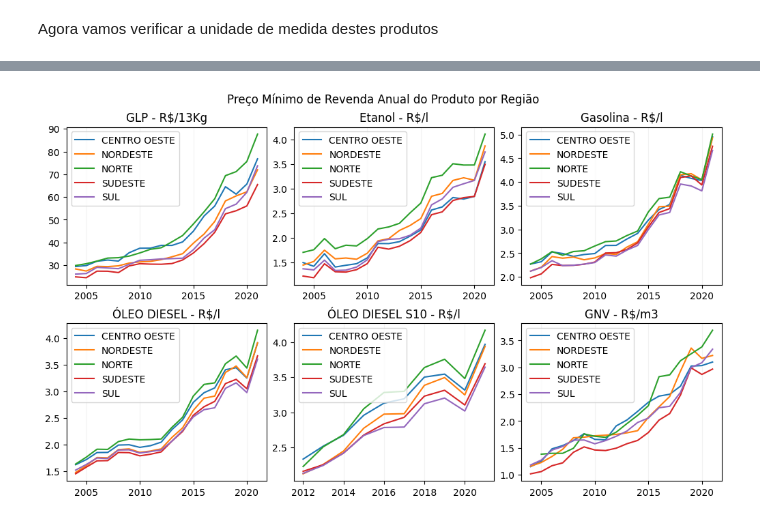
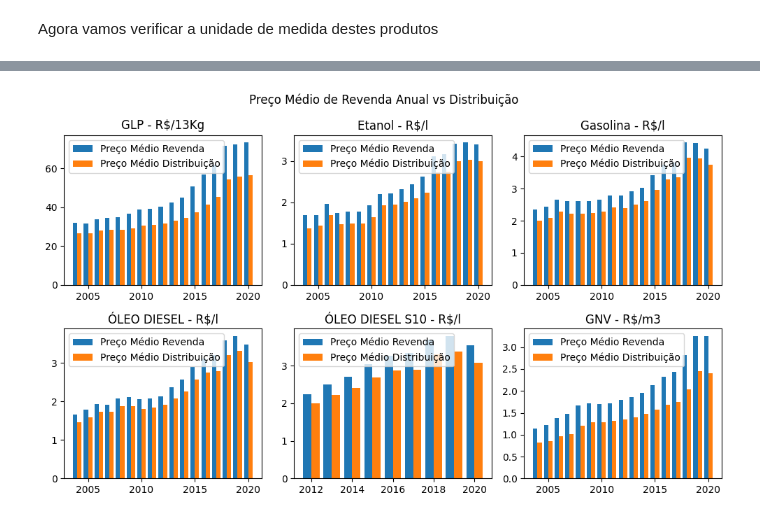
Before and after one commit to manusaleal/EDA_Projeto_Gas, a Jupyter notebook: EDA_Projeto_Gas.ipynb, the cells around one changed output, grey strips where cells are left out. Cells and saved outputs as stored; diff of their text form; code cells hidden in the pictures.

```diff
--- a/EDA_Projeto_Gas.ipynb
+++ b/EDA_Projeto_Gas.ipynb
@@ -157,0 +188,7 @@ Agora temos o valor real de valores nulos no nosso dataset e podemos comparar em
+# %%
+#Pegando todos os índices vazios, utilizando como referência a coluna
+#'MARGEM MÉDIA REVENDA' por ter o maior número de valores vazios.
+indices=df[df['MARGEM MÉDIA REVENDA'].isna()].index.tolist()
+
+#Excluíndo os vazios do dataset utilizando os índices do passo anterior
+df=df.drop(indices, axis=0)
@@ -165,9 +204,9 @@ df['DESVIO PADRÃO DISTRIBUIÇÃO']=pd.to_numeric(df['DESVIO PADRÃO DISTRIBUIÇ
 df['COEF DE VARIAÇÃO DISTRIBUIÇÃO']=pd.to_numeric(df['COEF DE VARIAÇÃO DISTRIBUIÇÃO'])
 # %%
 #Substituindo os valores vazios pela mediana
-df["MARGEM MÉDIA REVENDA"].fillna(df["MARGEM MÉDIA REVENDA"].mean(), inplace=True)
-df["PREÇO MÉDIO DISTRIBUIÇÃO"].fillna(df["PREÇO MÉDIO DISTRIBUIÇÃO"].mean(),inplace=True)
-df["DESVIO PADRÃO DISTRIBUIÇÃO"].fillna(df["DESVIO PADRÃO DISTRIBUIÇÃO"].mean(),inplace=True)
-df["PREÇO MÍNIMO DISTRIBUIÇÃO"].fillna(df["PREÇO MÍNIMO DISTRIBUIÇÃO"].mean(),inplace=True)
-df["PREÇO MÁXIMO DISTRIBUIÇÃO"].fillna(df["PREÇO MÁXIMO DISTRIBUIÇÃO"].mean(),inplace=True)
-df["COEF DE VARIAÇÃO DISTRIBUIÇÃO"].fillna(df["COEF DE VARIAÇÃO DISTRIBUIÇÃO"].mean(),inplace=True)
+#df["MARGEM MÉDIA REVENDA"].fillna(df["MARGEM MÉDIA REVENDA"].median(), inplace=True)
+#df["PREÇO MÉDIO DISTRIBUIÇÃO"].fillna(df["PREÇO MÉDIO DISTRIBUIÇÃO"].median(),inplace=True)
+#df["DESVIO PADRÃO DISTRIBUIÇÃO"].fillna(df["DESVIO PADRÃO DISTRIBUIÇÃO"].median(),inplace=True)
+#df["PREÇO MÍNIMO DISTRIBUIÇÃO"].fillna(df["PREÇO MÍNIMO DISTRIBUIÇÃO"].median(),inplace=True)
+#df["PREÇO MÁXIMO DISTRIBUIÇÃO"].fillna(df["PREÇO MÁXIMO DISTRIBUIÇÃO"].median(),inplace=True)
+#df["COEF DE VARIAÇÃO DISTRIBUIÇÃO"].fillna(df["COEF DE VARIAÇÃO DISTRIBUIÇÃO"].median(),inplace=True)
@@ -490,38 +557,40 @@ axs[1, 2].grid(axis='x', color='0.95')
 # %%
-#Preço Mínimo de Revenda Anual do Produto por Região
-regioes=np.unique(df['REGIÃO'])
+#Preço Médio de Revenda Anual vs Distribuição - Plot
+fig, axs = plt.subplots(2, 3, figsize=(10, 6), layout='constrained')
+fig.suptitle('Preço Médio de Revenda Anual vs Distribuição')
 
-fig, axs = plt.subplots(2, 3, figsize=(10, 6), layout='constrained')
-fig.suptitle('Preço Mínimo de Revenda Anual do Produto por Região')
+axs[0,0].bar(anos-0.2,glp.groupby('ano_inicial')['PREÇO MÉDIO REVENDA'].mean(),0.4,label = 'Preço Médio Revenda')
+axs[0,0].bar(anos+0.2,glp.groupby('ano_inicial')['PREÇO MÉDIO DISTRIBUIÇÃO'].mean(),0.4, label= 'Preço Médio Distribuição')
+axs[0,0].legend()
+axs[0,0].set_title('GLP - R$/13Kg')
 
-axs[0,0].plot(glp.groupby(['REGIÃO','ano_inicial'])['PREÇO MÍNIMO REVENDA'].mean().unstack(level=0), label=regioes)
-axs[0,0].set_title('GLP - R$/13Kg')
-axs[0,0].legend(loc='upper left')
-axs[0,0].grid(axis='x', color='0.95')
+axs[0, 1].bar(anos-0.2,etanol.groupby('ano_inicial')['PREÇO MÉDIO REVENDA'].mean(),0.4,label = 'Preço Médio Revenda')
+axs[0, 1].bar(anos+0.2,etanol.groupby('ano_inicial')['PREÇO MÉDIO DISTRIBUIÇÃO'].mean(),0.4, label= 'Preço Médio Distribuição')
+axs[0, 1].legend()
+axs[0, 1].set_title('Etanol - R$/l')
 
-axs[0, 1].plot(etanol.groupby(['REGIÃO','ano_inicial'])['PREÇO MÍNIMO REVENDA'].mean().unstack(level=0), label=regioes)
-axs[0, 1].set_title('Etanol - R$/l')
-axs[0, 1].legend(loc='upper left')
-axs[0, 1].grid(axis='x', color='0.95')
+axs[0, 2].bar(anos-0.2,gasolina.groupby('ano_inicial')['PREÇO MÉDIO REVENDA'].mean(),0.4,label = 'Preço Médio Revenda')
+axs[0, 2].bar(anos+0.2,gasolina.groupby('ano_inicial')['PREÇO MÉDIO DISTRIBUIÇÃO'].mean(),0.4, label= 'Preço Médio Distribuição')
+axs[0, 2].legend()
+axs[0, 2].set_title('Gasolina - R$/l')
 
-axs[0, 2].plot(gasolina.groupby(['REGIÃO','ano_inicial'])['PREÇO MÍNIMO REVENDA'].mean().unstack(level=0), label=regioes)
-axs[0, 2].set_title('Gasolina - R$/l')
-axs[0, 2].legend(loc='upper left')
-axs[0, 2].grid(axis='x', color='0.95')
+axs[1, 0].bar(anos-0.2,diesel.groupby('ano_inicial')['PREÇO MÉDIO REVENDA'].mean(),0.4,label = 'Preço Médio Revenda')
+axs[1, 0].bar(anos+0.2,diesel.groupby('ano_inicial')['PREÇO MÉDIO DISTRIBUIÇÃO'].mean(),0.4, label= 'Preço Médio Distribuição')
+axs[1, 0].legend()
+axs[1, 0].set_title('ÓLEO DIESEL - R$/l')
 
-axs[1, 0].plot(diesel.groupby(['REGIÃO','ano_inicial'])['PREÇO MÍNIMO REVENDA'].mean().unstack(level=0), label=regioes)
-axs[1, 0].set_title('ÓLEO DIESEL - R$/l')
-axs[1, 0].legend(loc='upper left')
-axs[1, 0].grid(axis='x', color='0.95')
+axs[1, 1].bar(anos_ds10-0.2,diesels10.groupby('ano_inicial')['PREÇO MÉDIO REVENDA'].mean(),0.4,label = 'Preço Médio Revenda')
+axs[1, 1].bar(anos_ds10+0.2,diesels10.groupby('ano_inicial')['PREÇO MÉDIO DISTRIBUIÇÃO'].mean(),0.4, label= 'Preço Médio Distribuição')
+axs[1, 1].legend()
+axs[1, 1].set_title('ÓLEO DIESEL S10 - R$/l')
 
-axs[1, 1].plot(diesels10.groupby(['REGIÃO','ano_inicial'])['PREÇO MÍNIMO REVENDA'].mean().unstack(level=0), label=regioes)
-axs[1, 1].set_title('ÓLEO DIESEL S10 - R$/l')
-axs[1, 1].legend(loc='upper left')
-axs[1, 1].grid(axis='x', color='0.95')
+axs[1, 2].bar(anos-0.2,gnv.groupby('ano_inicial')['PREÇO MÉDIO REVENDA'].mean(),0.4,label = 'Preço Médio Revenda')
+axs[1, 2].bar(anos+0.2,gnv.groupby('ano_inicial')['PREÇO MÉDIO DISTRIBUIÇÃO'].mean(),0.4, label= 'Preço Médio Distribuição')
+axs[1, 2].legend()
+axs[1, 2].set_title('GNV - R$/m3')
 
-axs[1, 2].plot(gnv.groupby(['REGIÃO','ano_inicial'])['PREÇO MÍNIMO REVENDA'].mean().unstack(level=0), label=regioes)
-axs[1, 2].set_title('GNV - R$/m3')
-axs[1, 2].legend(loc='upper left')
-axs[1, 2].grid(axis='x', color='0.95')
+
+plt.tight_layout()
+plt.show()
 # %% [output]
-[figure, old version]
+[figure, new version]
```
Also changed, not shown: parts of 40 cells of this notebook.
